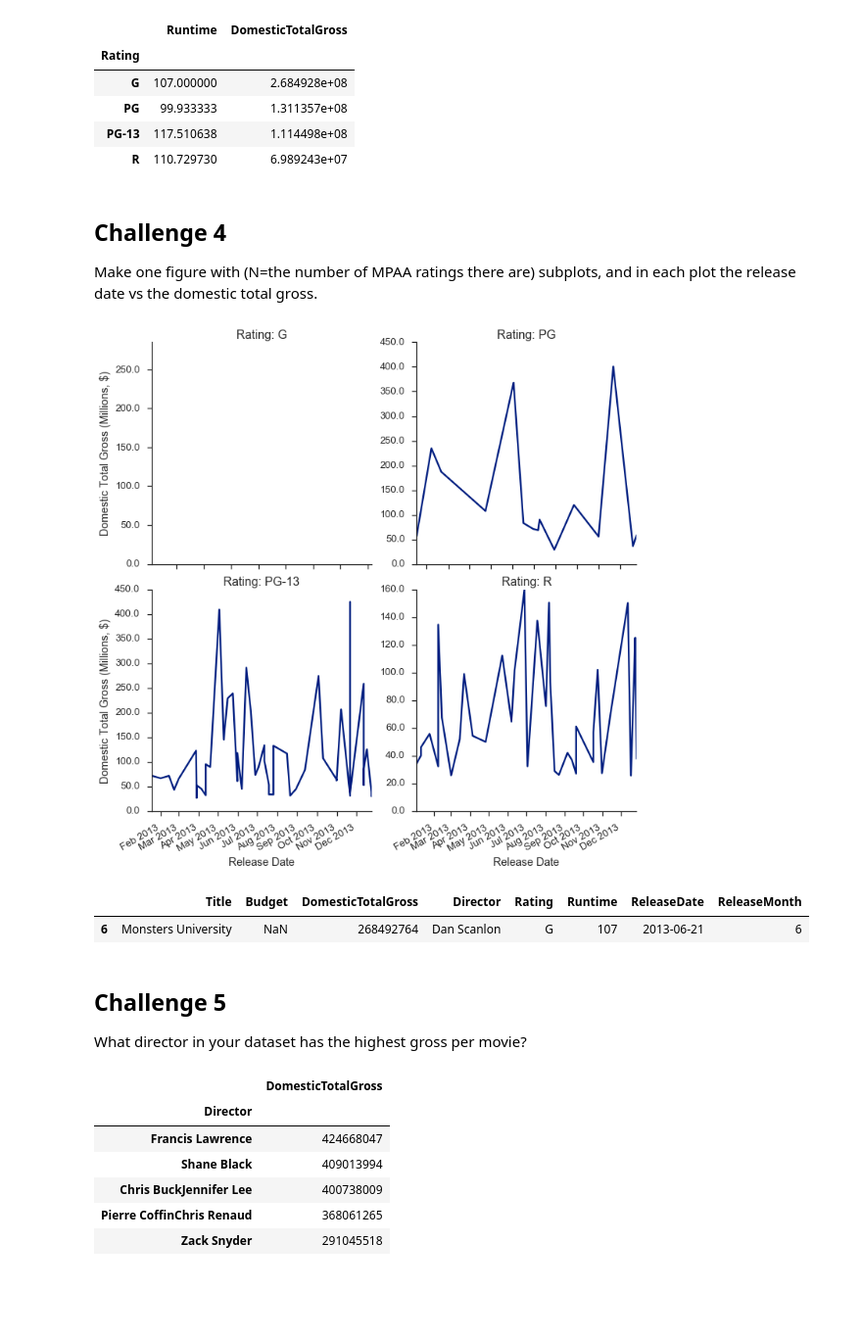
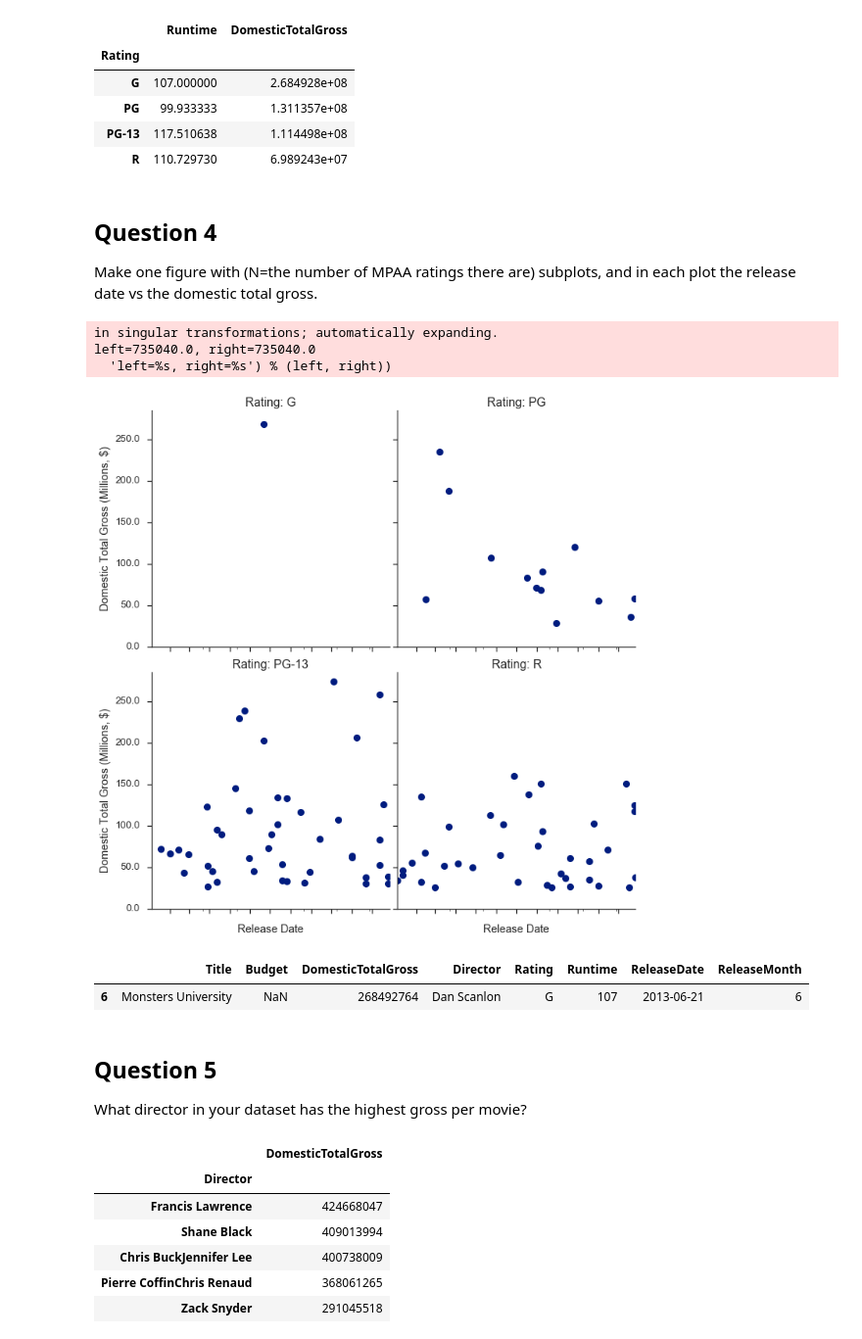
Before and after one commit to robinsones/dsp, a Jupyter notebook: challenges/submissions/02-luther1/michelle/Challenge_2.ipynb, the cells around one changed output. Shown at 98% size. Drawn from its saved outputs; the diff is of its cells as text; code cells hidden in the pictures; blank space fills up the shorter version.

```diff
--- a/challenges/submissions/02-luther1/michelle/Challenge_2.ipynb
+++ b/challenges/submissions/02-luther1/michelle/Challenge_2.ipynb
@@ -101,46 +113,49 @@ mean_by_rating
 | PG-13 | 117.510638 | 1.114498e+08 |
 | R | 110.729730 | 6.989243e+07 |
 # %% [markdown]
-## Challenge 4
+## Question 4
 
 Make one figure with (N=the number of MPAA ratings there are) subplots, and in each plot the release date vs the domestic total gross.
 # %%
-fig, axList = plt.subplots(nrows=2, ncols=2)
+fig, axList = plt.subplots(nrows=2, ncols=2, sharex=True, sharey=True)
 fig.set_size_inches(10, 10)
 
 for (idx, dat), ax in zip(data.groupby('Rating'), axList.flatten()):
     dat.plot('ReleaseDate', 'DomesticTotalGross',
-             marker='', ls='-',
+             marker='o', ls='',
              ax=ax, legend=False)
 
     ax.set_title('Rating: {}'.format(idx))
 
     if ax.is_last_row():
         ax.set_xlabel('Release Date')
     else:
         ax.set_xticklabels('')
         ax.set_xlabel('')
 
     scale_pow = 6
     ax.get_yaxis().set_major_formatter(FuncFormatter(scale_ticklabels))
     ax.set_ylim(0, ax.get_ylim()[1])
 
     if ax.is_first_col():
         ax.set_ylabel('Domestic Total Gross (Millions, $)')
     else:
         ax.set_ylabel('')
 
 plt.tight_layout()
 sns.despine()
 # %% [output]
+in singular transformations; automatically expanding.
+left=735040.0, right=735040.0
+  'left=%s, right=%s') % (left, right))
-[figure, old version]
+[figure, new version]
 # %%
 data.query('Rating=="G"')
 # %% [output]
 |  | Title | Budget | DomesticTotalGross | Director | Rating | Runtime | ReleaseDate | ReleaseMonth |
 | 6 | Monsters University | NaN | 268492764 | Dan Scanlon | G | 107 | 2013-06-21 | 6 |
 # %% [markdown]
-## Challenge 5
+## Question 5
 
 What director in your dataset has the highest gross per movie?
 # %%
```
Also changed, not shown: parts of 4 cells of this notebook.
